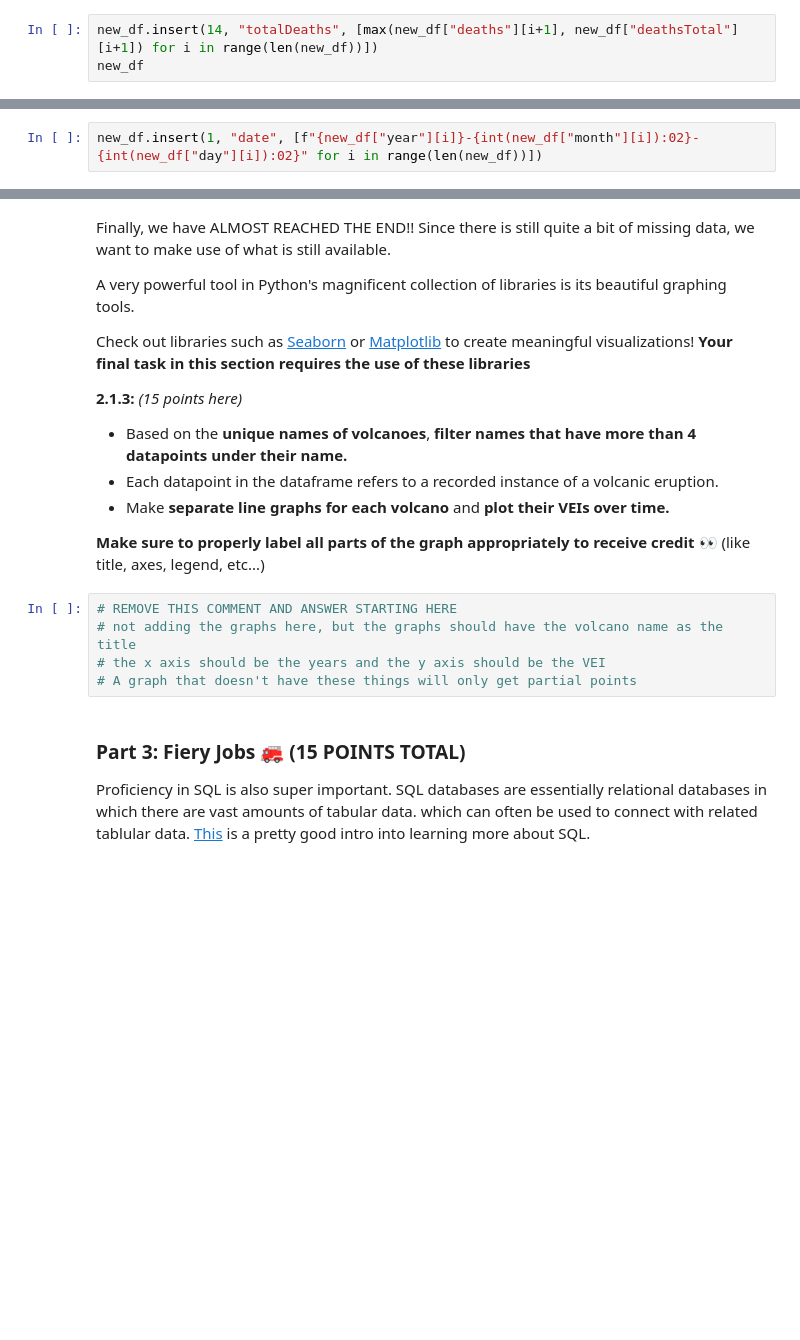
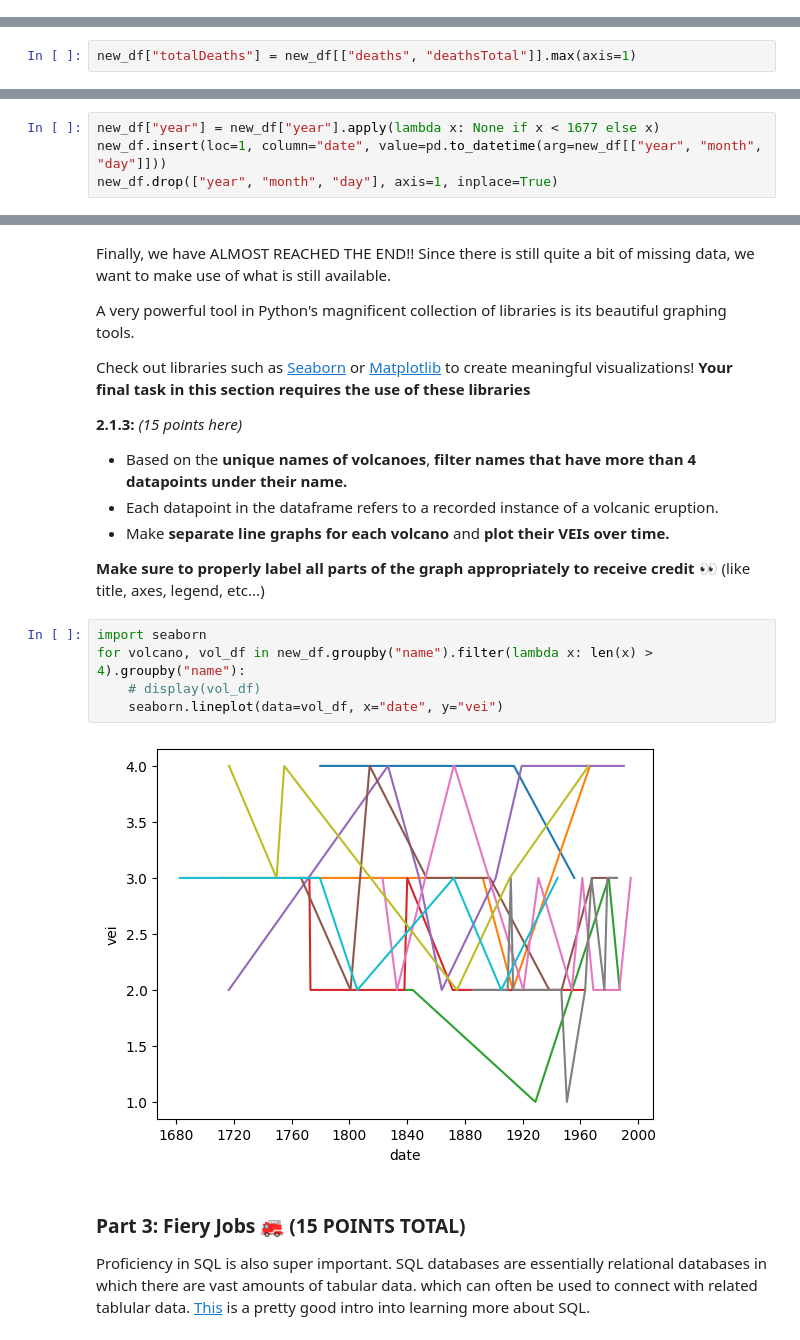
Before and after one commit to cooldeath49/CMSC320, a Jupyter notebook: CMSC320_HW1_Fall2025.ipynb, the cells around one changed output, grey strips where cells are left out. Saved outputs shown, nothing was run; the diff lists cells and outputs as text; blank space fills up the shorter version.

```diff
--- a/CMSC320_HW1_Fall2025.ipynb
+++ b/CMSC320_HW1_Fall2025.ipynb
@@ -175,6 +112,3 @@ The **deathsTotal** and **deaths**  columns have approximations of the same data
 **1.2.3:** *In one line of code, make a **new column** called **'totalDeaths'** that takes the **max** of the values given between those* ***two*** *columns.
 - If there is **NaN** in ***one column*** and a **numerical** value in the **other**, it will ***take the numerical value***.
 - **Only** if there are **NaNs** in ***both columns***, the **new column will have NaN.**
-# %%
-new_df.insert(14, "totalDeaths", [max(new_df["deaths"][i+1], new_df["deathsTotal"][i+1]) for i in range(len(new_df))])
-new_df
@@ -199,3 +115,5 @@ new_df
+# %%
+new_df["totalDeaths"] = new_df[["deaths", "deathsTotal"]].max(axis=1)
 # %% [markdown]
 #### **TASK 1.3: Tailoring Time (10 Points)**
 It's pretty obvious that the year, month, and day look pretty weird in the dataset. We're going to have to do some hardcore cleaning on the [time](https://pandas.pydata.org/docs/user_guide/timeseries.html).
@@ -210,5 +128,3 @@ It's pretty obvious that the year, month, and day look pretty weird in the datas
 **YOU CAN USE MULTIPLE LINES OF CODE BUT CAN'T USE LOOPS.**
 
 **Note:** It is alright to have only a **maximum of 12 NaTs** for some dates that often go further back than the 1600s because the datetime module in Pandas has a limit (unless otherwise guided).
-# %%
-new_df.insert(1, "date", [f"{new_df["year"][i]}-{int(new_df["month"][i]):02}-{int(new_df["day"][i]):02}" for i in range(len(new_df))])
@@ -217,3 +131,7 @@ KeyError: 0
+# %%
+new_df["year"] = new_df["year"].apply(lambda x: None if x < 1677 else x)
+new_df.insert(loc=1, column="date", value=pd.to_datetime(arg=new_df[["year", "month", "day"]]))
+new_df.drop(["year", "month", "day"], axis=1, inplace=True)
 # %% [markdown]
 ### **Part 2: Volcanic Matryoshkas 🪆 (30 POINTS TOTAL)**
 
@@ -258,11 +183,13 @@ Check out libraries such as [Seaborn](https://seaborn.pydata.org/) or [Matplotli
 - Make **separate line graphs for each volcano** and **plot their VEIs over time.**
 
 **Make sure to properly label all parts of the graph appropriately to receive credit 👀** (like title, axes, legend, etc...)
-# %%
-# REMOVE THIS COMMENT AND ANSWER STARTING HERE
-# not adding the graphs here, but the graphs should have the volcano name as the title
-# the x axis should be the years and the y axis should be the VEI
-# A graph that doesn't have these things will only get partial points
+# %%
+import seaborn
+for volcano, vol_df in new_df.groupby("name").filter(lambda x: len(x) > 4).groupby("name"):
+    # display(vol_df)
+    seaborn.lineplot(data=vol_df, x="date", y="vei")
+# %% [output]
+[figure, added]
 # %% [markdown]
 ### **Part 3: Fiery Jobs 🚒 (15 POINTS TOTAL)**
 
```
Also changed, not shown: parts of 13 cells of this notebook, 1 other file.
